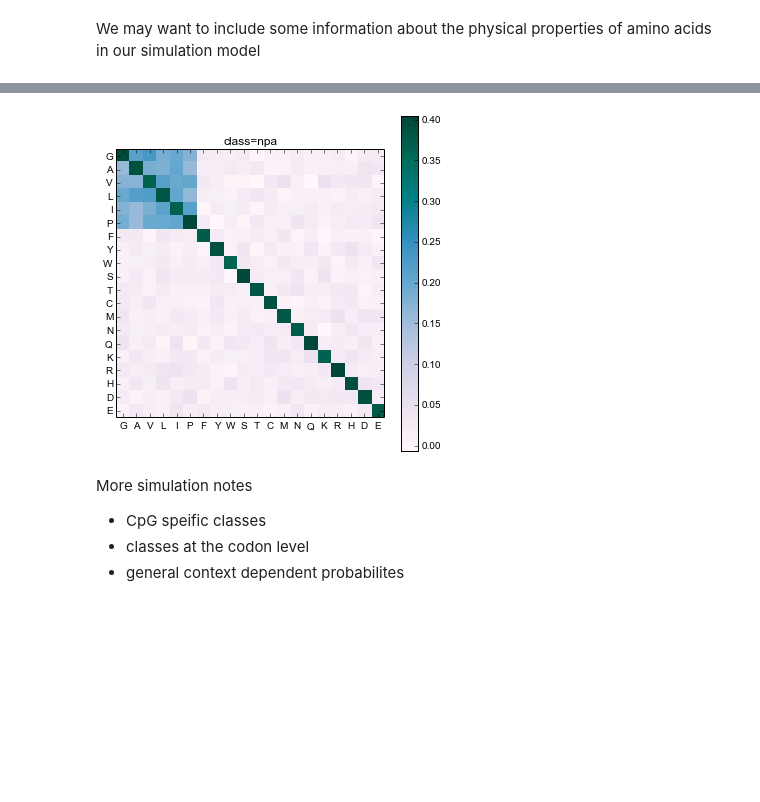
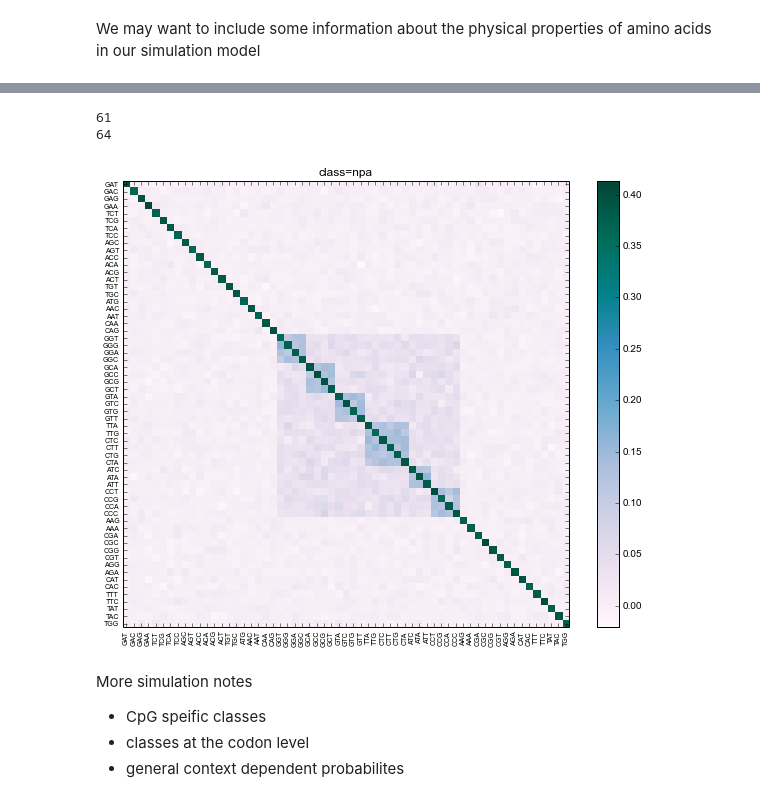
Before and after one commit to ajrichards/phylogenetic-models, a Jupyter notebook: cat-model/simulations.ipynb, the cells around one changed output, grey strips where cells are left out. Saved outputs shown, nothing was run; the diff lists cells and outputs as text; code cells hidden in the pictures; blank space fills up the shorter version.

Commit message:
simulations are now codon based

```diff
--- a/cat-model/simulations.ipynb
+++ b/cat-model/simulations.ipynb
@@ -43,3 +43,11 @@ classes = {"neg":["D","E"],\
            "pnc":["S","T","C","M","N","Q"],\
            "aro":["F","Y","W"],\
            "npa":["G","A","V","L","I","P"]}
+
+long2short = {"ALA":"A","ARG":"R","ASN":"N","ASP":"D",\
+              "CYS":"C","GLU":"E","GLN":"Q","GLY":"G",\
+              "HIS":"H","ILE":"I","LEU":"L","LYS":"K",\
+              "MET":"M","PHE":"F","PRO":"P","SER":"S",\
+              "THR":"T","TRP":"W","TYR":"Y","VAL":"V"}
+
+short2long = dict([(value,key) for key,value in long2short.iteritems()])
@@ -48,33 +62,64 @@ Fix this to be at the codon level
 # %%
 %matplotlib inline
 import matplotlib.pyplot as plt
 import matplotlib as mpl
 
-fig = plt.figure(figsize=(6,6))
+codons = []
+for allaa in classes.itervalues():
+    for aa in allaa:
+        codons.extend(aa2codon[short2long[aa]])
+codons = np.array(codons)
+print codons.size
+print len(codon2aa.keys())
+
+fig = plt.figure(figsize=(10,8),dpi=400)
 cmap = plt.cm.PuBuGn
-mat = np.random.normal(1,0.5,(aminos.size,aminos.size))
+mat = np.random.normal(0.2,0.5,(codons.size,codons.size))
+
+def generate_class_prob(inds,mat,synonymous=True):
+    x = 10
+    for i in inds:
+        for j in inds:
+            if synonymous:
+                mat[i,j] = np.random.normal(x,1,1)
+                mat[j,i] = np.random.normal(x,1,1)
+            else:
+                mat[i,j] = np.random.normal(0.3*x,1,1)
+                mat[j,i] = np.random.normal(0.3*x,1,1)
 c = 'npa'
+## non-synonymous changes
+classInds = []
+for aa in classes[c]:
+    classCodons = aa2codon[short2long[aa]]
+    classInds.extend([np.where(codons==cc)[0][0] for cc in classCodons])
+generate_class_prob(classInds,mat,synonymous=False)
 
-inds = [np.where(aminos==a)[0][0] for a in classes[c]]
-for i in inds:
-    for j in inds:
-        mat[i,j] = np.random.normal(10,1,1)
-        mat[j,i] = np.random.normal(10,1,1)
+## synonymous changes
+for aa in classes[c]:
+    classCodons = aa2codon[short2long[aa]]
+    targetInds = [np.where(codons==cc)[0][0] for cc in classCodons]
+    generate_class_prob(targetInds,mat,synonymous=True)
 
-for i in range(aminos.size):
-    mat[i,i] = np.random.normal(20,1,1)
+# fill in the diag and normalize values
+for i in range(codons.size):
+    mat[i,i] = np.random.normal(30,1,1)
 mat = mat/mat.sum(axis=1).mean()
+
 ax = fig.add_subplot(111)
 hmap = ax.imshow(mat, interpolation='nearest',aspect='auto',cmap=cmap)
 _ = ax.set_title("class=%s"%c)
-_ = ax.set_xticks(range(aminos.size))
-_ = ax.set_yticks(range(aminos.size))
-_ = ax.set_xticklabels(aminos)
-_ = ax.set_yticklabels(aminos)
+_ = ax.set_xticks(range(codons.size))
+_ = ax.set_yticks(range(codons.size))
+_ = ax.set_xticklabels(codons,fontsize=7)
+_ = ax.set_yticklabels(codons,fontsize=7)
+xlabs = ax.get_xticklabels()
+plt.setp(xlabs, rotation=90)
+ax.set_aspect(1./ax.get_data_ratio())
 cbar = fig.colorbar(hmap, orientation='vertical')
-ax.set_aspect(1./ax.get_data_ratio())
 # %% [output]
+61
+64
-[figure, old version]
+[figure, new version]
 # %% [markdown]
 More simulation notes
 
```
Also changed, not shown: parts of 2 cells of this notebook, 2 other files.
